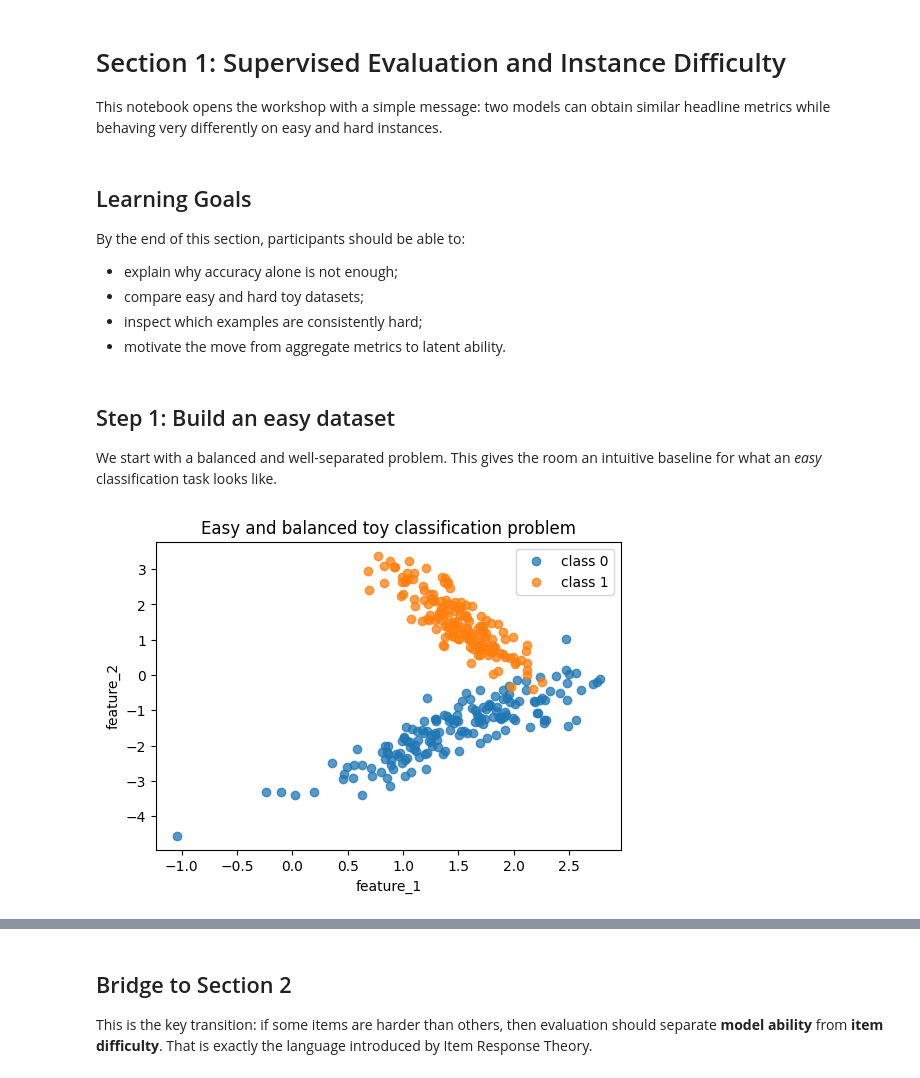
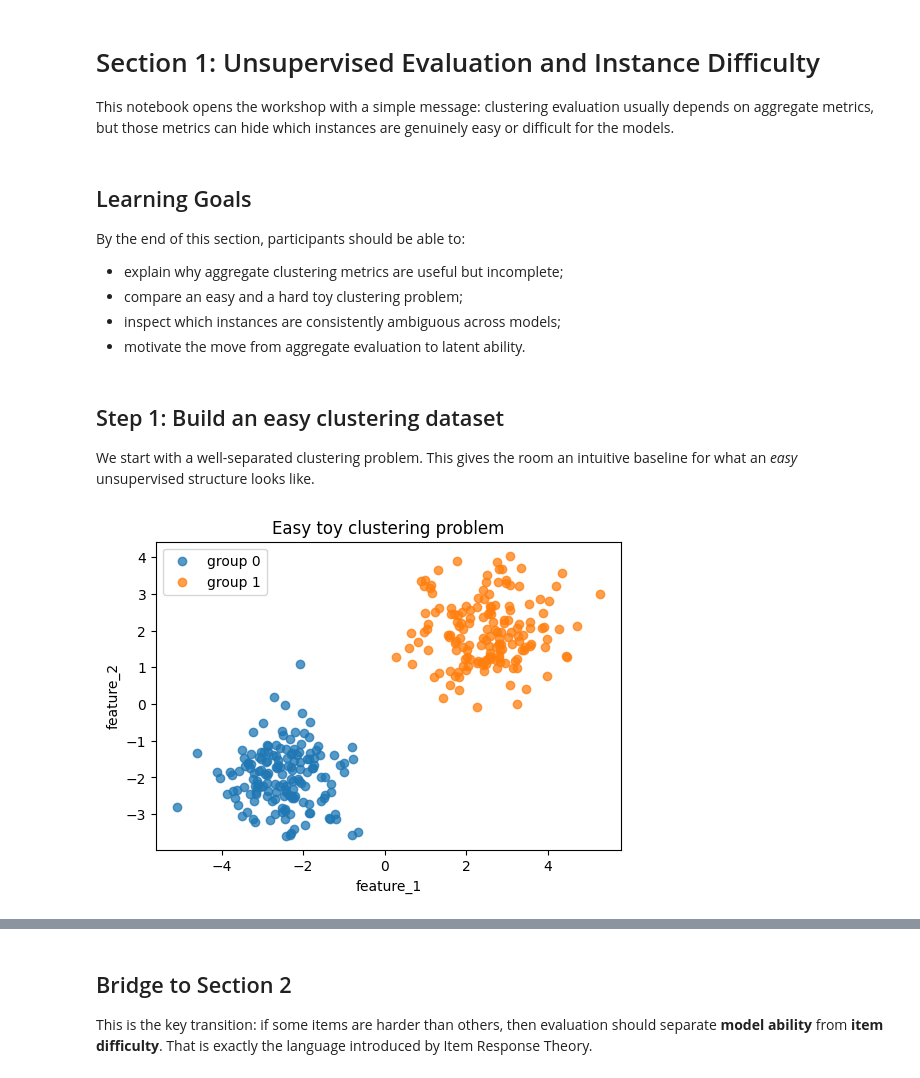
Before and after one commit to Manuelfjr/latent-ability-ml, a Jupyter notebook: notebooks/01_00_unsupervised_evaluation_toy_problems.ipynb, the cells around one changed output, grey strips where cells are left out. Saved outputs shown, nothing was run; the diff lists cells and outputs as text; code cells hidden in the pictures.

```diff
--- a/notebooks/01_00_unsupervised_evaluation_toy_problems.ipynb
+++ b/notebooks/01_00_unsupervised_evaluation_toy_problems.ipynb
@@ -3,18 +3,18 @@ from nb_utils import set_root
 
 PROJECT_ROOT = set_root(level=2)
 # %% [markdown]
-# Section 1: Supervised Evaluation and Instance Difficulty
+# Section 1: Unsupervised Evaluation and Instance Difficulty
 
-This notebook opens the workshop with a simple message: two models can obtain similar headline metrics while behaving very differently on easy and hard instances.
+This notebook opens the workshop with a simple message: clustering evaluation usually depends on aggregate metrics, but those metrics can hide which instances are genuinely easy or difficult for the models.
 # %% [markdown]
 ## Learning Goals
 
 By the end of this section, participants should be able to:
 
-- explain why accuracy alone is not enough;
-- compare easy and hard toy datasets;
-- inspect which examples are consistently hard;
-- motivate the move from aggregate metrics to latent ability.
+- explain why aggregate clustering metrics are useful but incomplete;
+- compare an easy and a hard toy clustering problem;
+- inspect which instances are consistently ambiguous across models;
+- motivate the move from aggregate evaluation to latent ability.
 # %%
 import matplotlib.pyplot as plt
 import pandas as pd
@@ -29,20 +29,17 @@ from utils.handson import (
 )
 # %% [markdown]
-## Step 1: Build an easy dataset
+## Step 1: Build an easy clustering dataset
 
-We start with a balanced and well-separated problem. This gives the room an intuitive baseline for what an *easy* classification task looks like.
+We start with a well-separated clustering problem. This gives the room an intuitive baseline for what an *easy* unsupervised structure looks like.
 # %%
-easy_df = make_toy_classification_dataset(
+easy_df = make_toy_clustering_dataset(
+    scenario='easy_blobs',
     n_samples=320,
-    class_sep=1.5,
-    flip_y=0.01,
-    weights=(0.5, 0.5),
     random_state=42,
 )
 
-ax = plot_classification_dataset(easy_df)
-ax.set_title('Easy and balanced toy classification problem')
+ax = plot_clustering_dataset(easy_df, title='Easy toy clustering problem')
 plt.show()
 # %% [output]
-[figure, old version]
+[figure, new version]
 # %%
```
Also changed, not shown: parts of 15 cells of this notebook, 3 other files.
